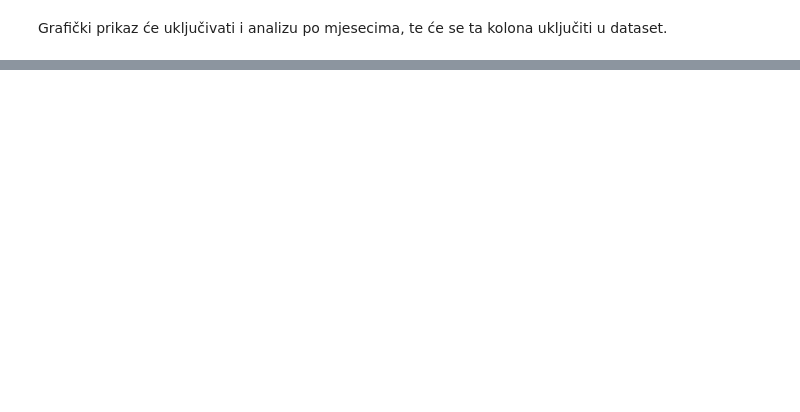
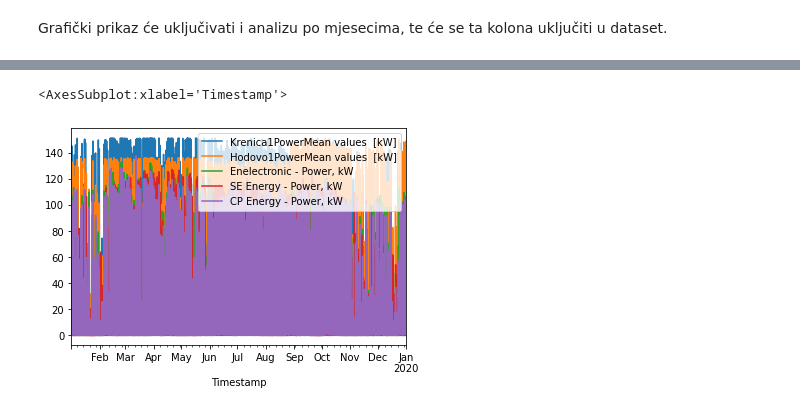
Before and after one commit to ehlimana/Electricity-analysis, a Jupyter notebook: Solar1.ipynb, the cells around one changed output, grey strips where cells are left out. Cells and saved outputs as stored; diff of their text form; code cells hidden in the pictures; blank space fills up the shorter version.

```diff
--- a/Solar1.ipynb
+++ b/Solar1.ipynb
@@ -126 +769,6 @@ file_total.head(2)
+# %%
+file_total_2019[['Krenica1PowerMean values  [kW]','Hodovo1PowerMean values  [kW]','Enelectronic - Power, kW',"SE Energy - Power, kW","CP Energy - Power, kW"]].plot()
+# %% [output]
+<AxesSubplot:xlabel='Timestamp'>
+[figure, added]
 # %%
```
Also changed, not shown: parts of 92 cells of this notebook, 16 other files.
